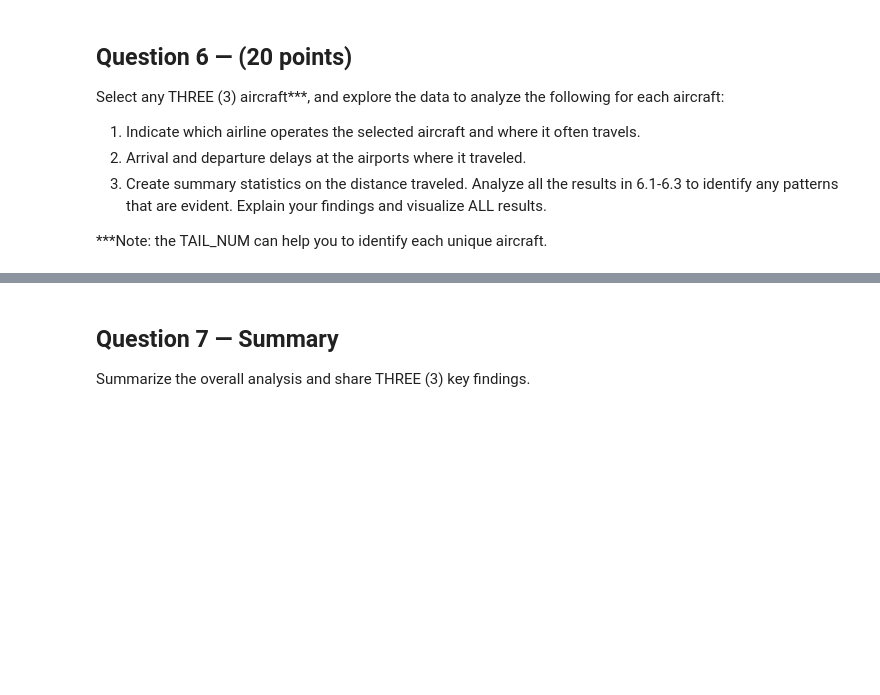
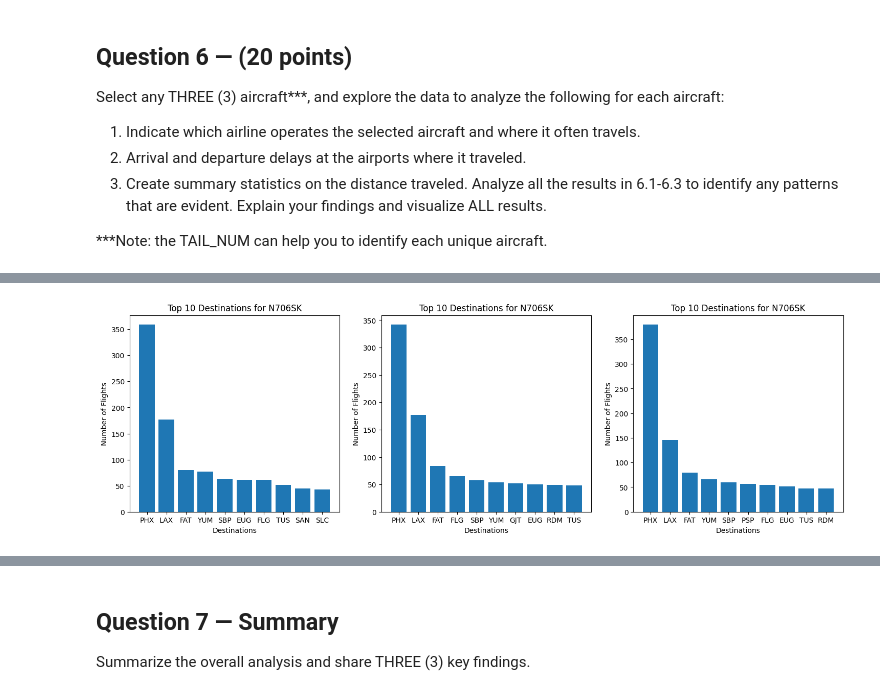
Before and after one commit to ayushzenith/practicum_1, a Jupyter notebook: Practicum.1.Group.30.ipynb, the cells around one changed output, grey strips where cells are left out. Drawn from its saved outputs; the diff is of its cells as text; code cells hidden in the pictures; blank space fills up the shorter version.

```diff
--- a/Practicum.1.Group.30.ipynb
+++ b/Practicum.1.Group.30.ipynb
@@ -778,0 +766,3 @@ Name: DISTANCE, dtype: float64
+# %%
+N726SK_df = df[df['TAIL_NUM'] == 'N726SK']
+N726SK_df.head()
@@ -778,0 +776,3 @@ Name: DISTANCE, dtype: float64
+# %%
+N742SK_df = df[df['TAIL_NUM'] == 'N742SK']
+N742SK_df.head()
@@ -778,0 +786,28 @@ Name: DISTANCE, dtype: float64
+# %%
+N706SK_top_10_dest = N706SK_df['DEST'].value_counts()[:10]
+N726SK_top_10_dest = N726SK_df['DEST'].value_counts()[:10]
+N742SK_top_10_dest = N742SK_df['DEST'].value_counts()[:10]
+
+plt.figure(figsize=(18, 5))
+
+plt.subplot(1, 3, 1);
+plt.bar(N706SK_top_10_dest.index, N706SK_top_10_dest.values)
+plt.xlabel('Destinations');
+plt.ylabel('Number of Flights');
+plt.title('Top 10 Destinations for N706SK');
+
+plt.subplot(1, 3, 2);
+plt.bar(N726SK_top_10_dest.index, N726SK_top_10_dest.values)
+plt.xlabel('Destinations');
+plt.ylabel('Number of Flights');
+plt.title('Top 10 Destinations for N706SK');
+
+plt.subplot(1, 3, 3);
+plt.bar(N742SK_top_10_dest.index, N742SK_top_10_dest.values)
+plt.xlabel('Destinations');
+plt.ylabel('Number of Flights');
+plt.title('Top 10 Destinations for N706SK');
+
+plt.show()
+# %% [output]
+[figure, added]
```
Also changed, not shown: parts of 21 cells of this notebook.
